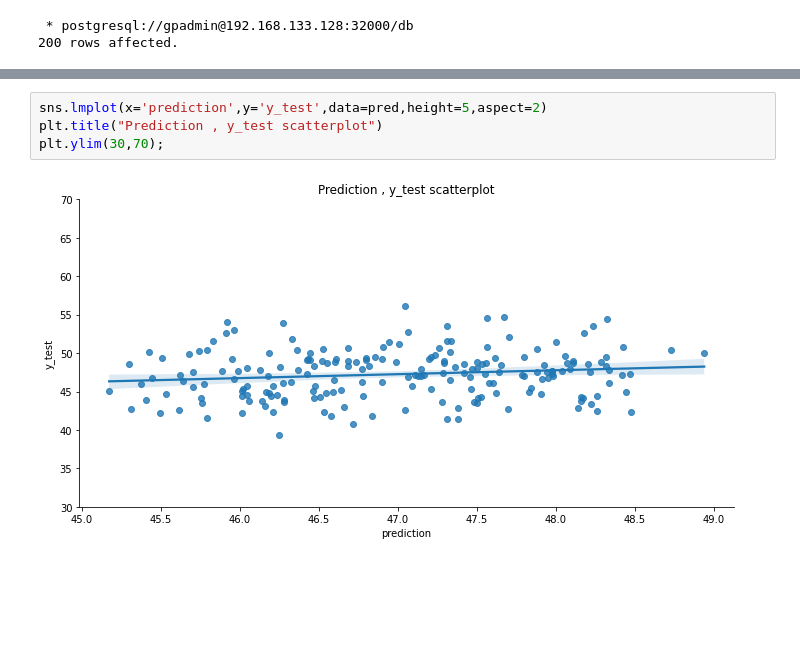
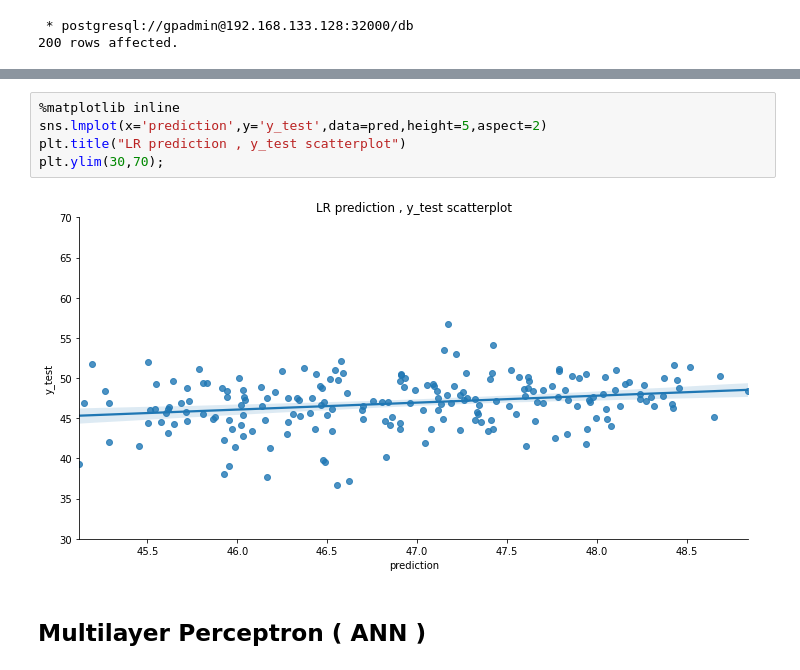
Before and after one commit to guyzsarun/rabbitmq-gpdb-poc, a Jupyter notebook: gpdb/madlib-demo.ipynb, the cells around one changed output, grey strips where cells are left out. Drawn from its saved outputs; the diff is of its cells as text; blank space fills up the shorter version.

```diff
--- a/gpdb/madlib-demo.ipynb
+++ b/gpdb/madlib-demo.ipynb
@@ -754,7 +801,10 @@ pred
 200 rows × 2 columns
 # %%
+%matplotlib inline
 sns.lmplot(x='prediction',y='y_test',data=pred,height=5,aspect=2)
-plt.title("Prediction , y_test scatterplot")
+plt.title("LR prediction , y_test scatterplot")
 plt.ylim(30,70);
 # %% [output]
-[figure, old version]
+[figure, new version]
+# %% [markdown]
+## Multilayer Perceptron ( ANN )
```
Also changed, not shown: parts of 31 cells of this notebook, 8 other files.
